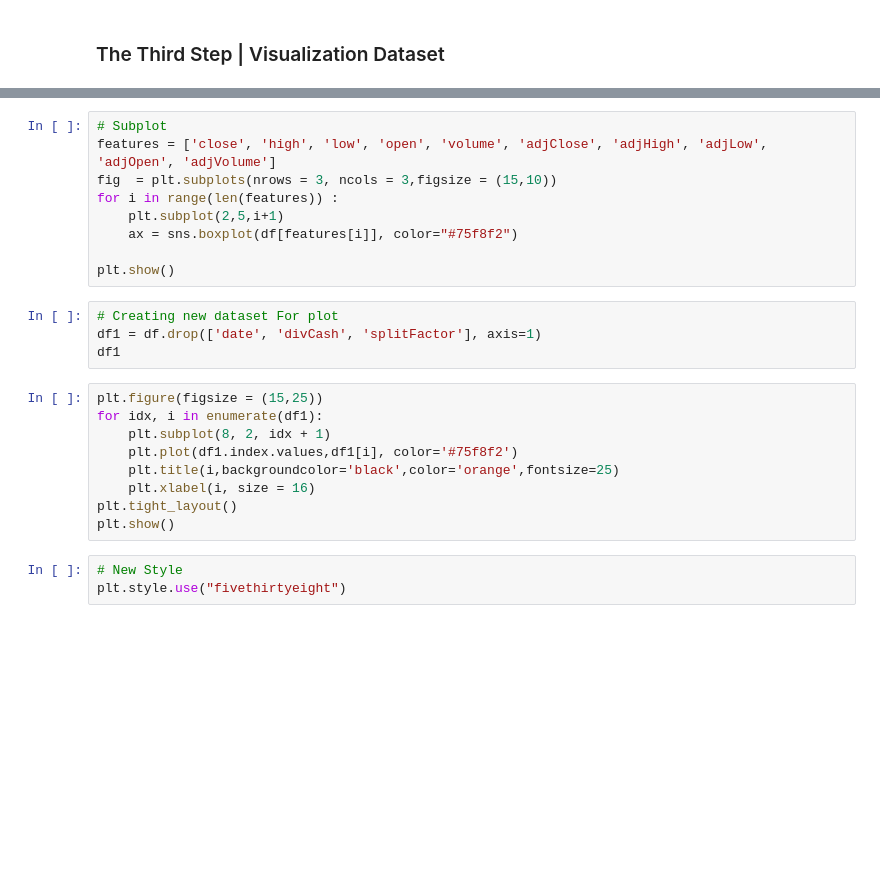
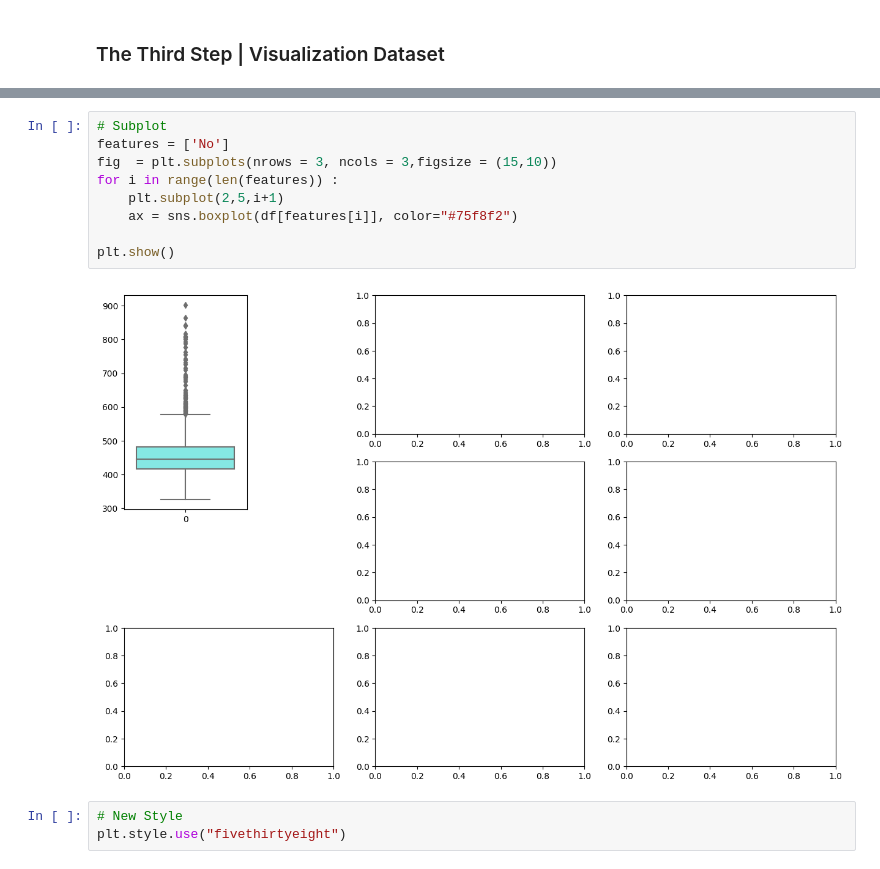
Before and after one commit to wujinja-cgu/Time-Series-Analysis, a Jupyter notebook: Google Stock Prediction With RNN.ipynb, the cells around one changed output, grey strips where cells are left out. Saved outputs shown, nothing was run; the diff lists cells and outputs as text; blank space fills up the shorter version.

```diff
--- a/Google Stock Prediction With RNN.ipynb
+++ b/Google Stock Prediction With RNN.ipynb
@@ -84,25 +168,14 @@ plt.show()
 # %%
 # Subplot
-features = ['close', 'high', 'low', 'open', 'volume', 'adjClose', 'adjHigh', 'adjLow', 'adjOpen', 'adjVolume']
+features = ['No']
 fig  = plt.subplots(nrows = 3, ncols = 3,figsize = (15,10))
 for i in range(len(features)) :
     plt.subplot(2,5,i+1)
     ax = sns.boxplot(df[features[i]], color="#75f8f2")
 
 plt.show()
+# %% [output]
+[figure, added]
-# %%
-# Creating new dataset For plot
-df1 = df.drop(['date', 'divCash', 'splitFactor'], axis=1)
-df1
-# %%
-plt.figure(figsize = (15,25))
-for idx, i in enumerate(df1):
-    plt.subplot(8, 2, idx + 1)
-    plt.plot(df1.index.values,df1[i], color='#75f8f2')
-    plt.title(i,backgroundcolor='black',color='orange',fontsize=25)
-    plt.xlabel(i, size = 16)
-plt.tight_layout()
-plt.show()
 # %%
 # New Style
 plt.style.use("fivethirtyeight")
```
Also changed, not shown: parts of 34 cells of this notebook.
